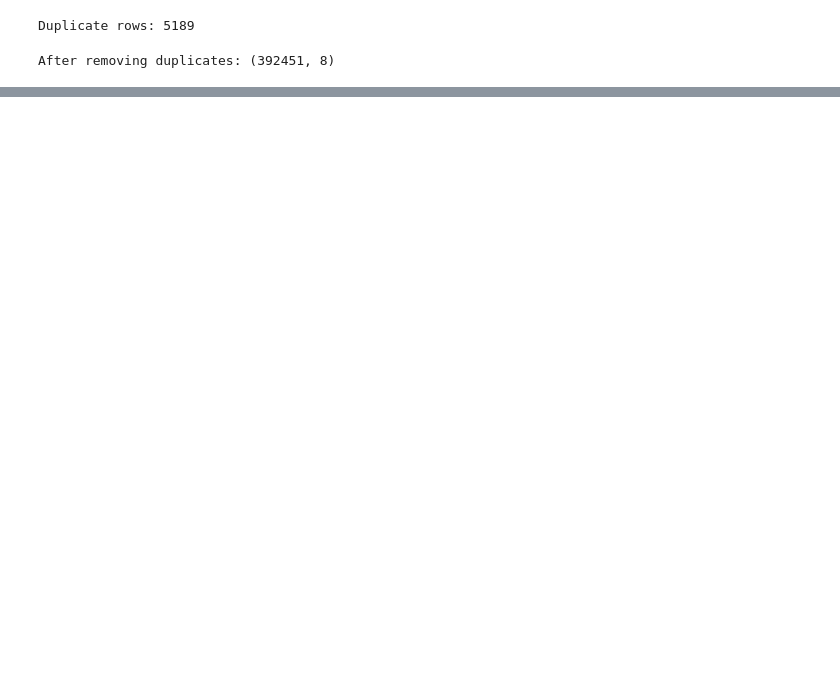
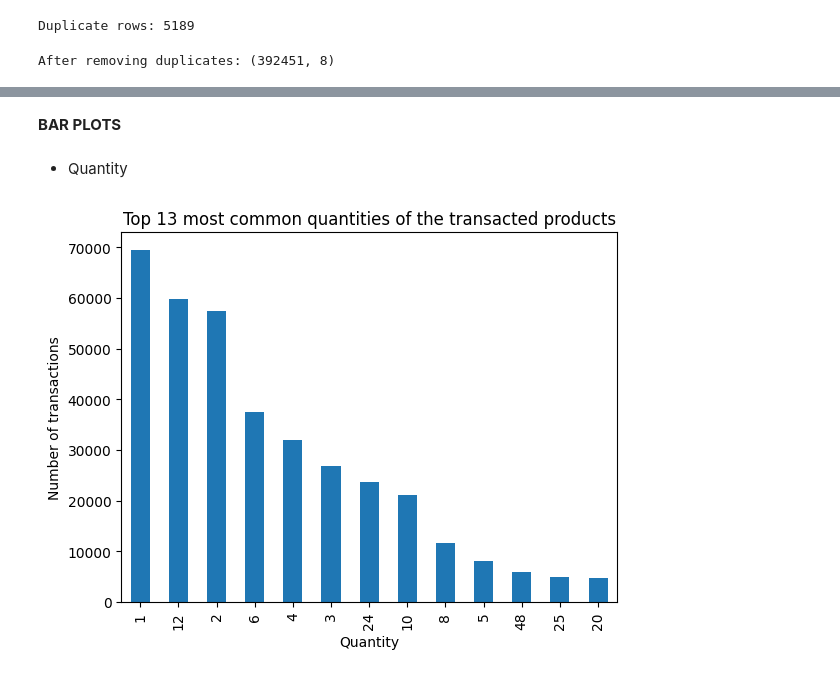
Before and after one commit to Rachit931/Cart-IQ, a Jupyter notebook: notebooks/01_EDA.ipynb, the cells around one changed output, grey strips where cells are left out. Drawn from its saved outputs; the diff is of its cells as text; code cells hidden in the pictures; blank space fills up the shorter version.

```diff
--- a/notebooks/01_EDA.ipynb
+++ b/notebooks/01_EDA.ipynb
@@ -346,0 +416,13 @@ df_clean.shape
+# %% [markdown]
+**BAR PLOTS**
+# %% [markdown]
+* Quantity
+# %%
+df_clean["Quantity"].value_counts().head(13).plot(kind = "bar")
+
+plt.xlabel("Quantity")
+plt.ylabel("Number of transactions")
+plt.title("Top 13 most common quantities of the transacted products")
+plt.show()
+# %% [output]
+[figure, added]
```
Also changed, not shown: parts of 48 cells of this notebook.
